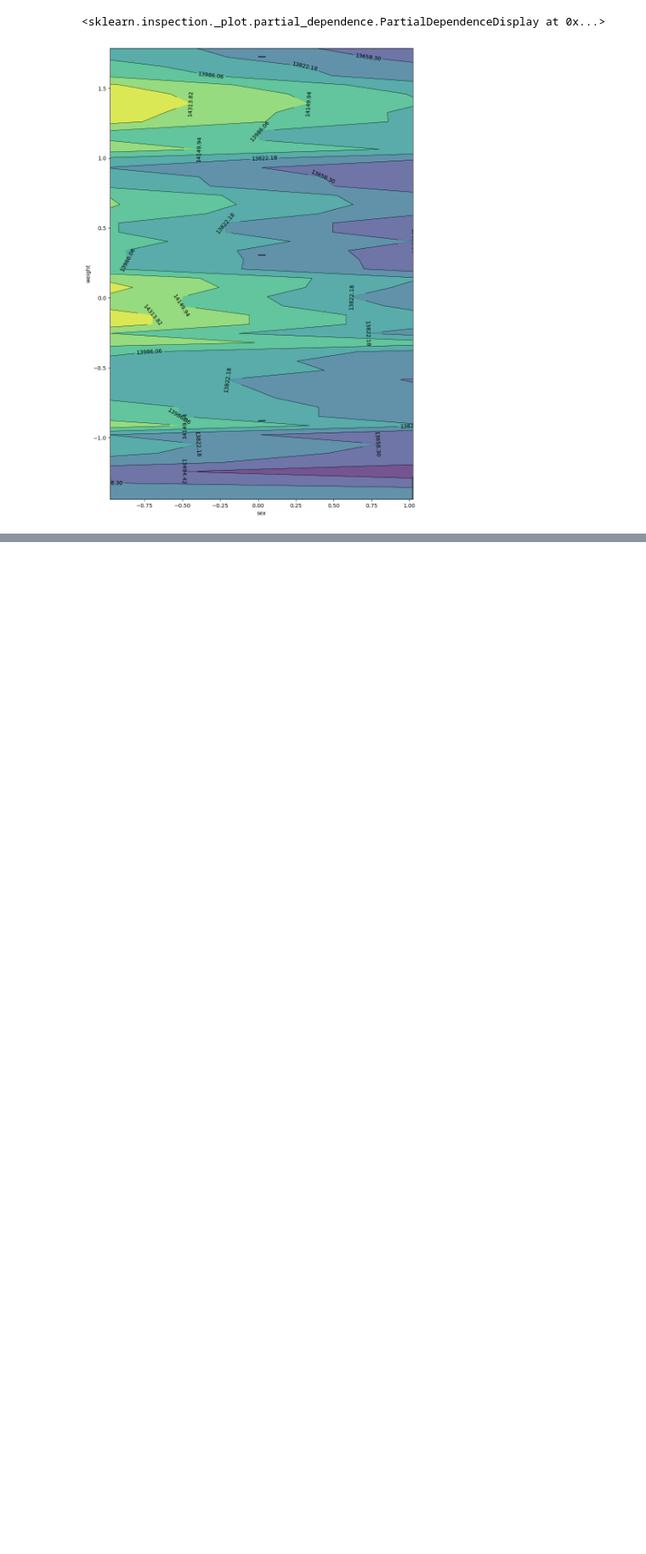
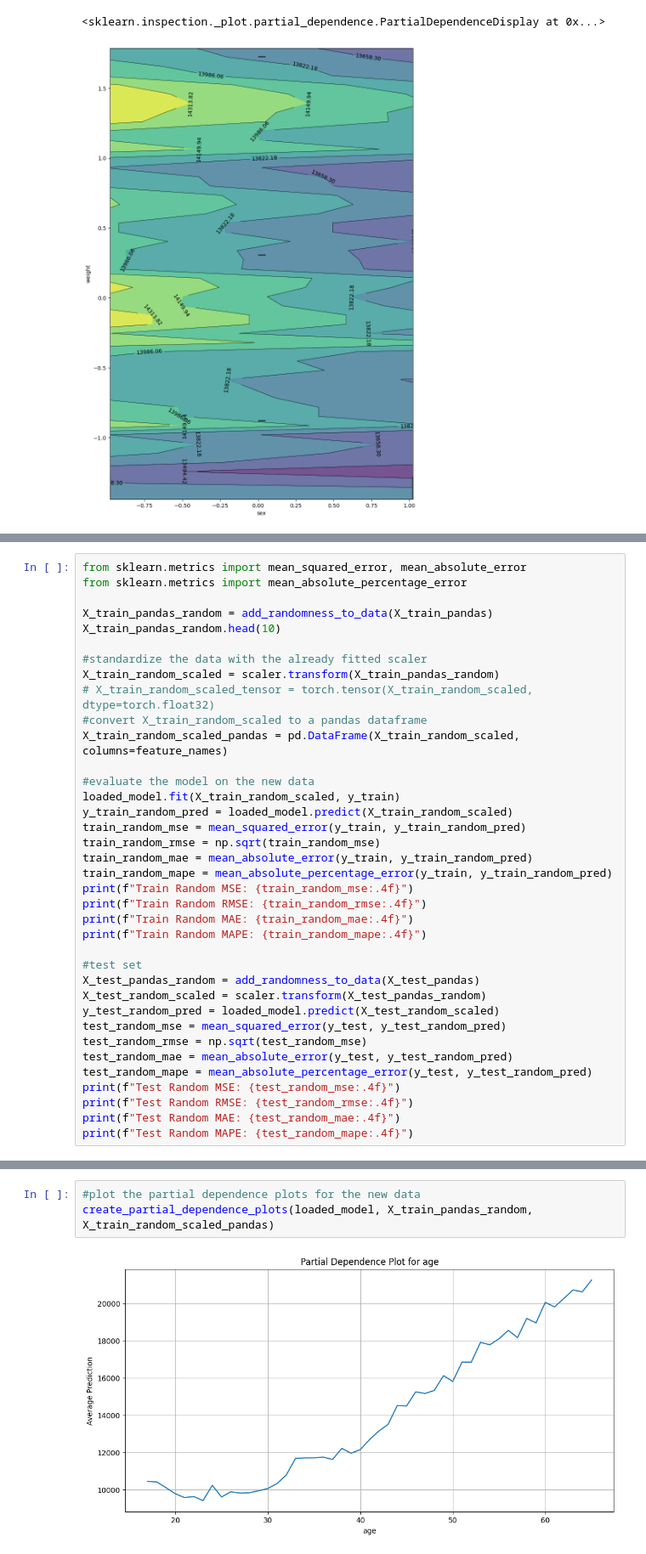
Before and after one commit to StefanBanioi/Group-13-Project-2-2, a Jupyter notebook: XGBoostPDP.ipynb, the cells around one changed output, grey strips where cells are left out. Shown at 85% size. Drawn from its saved outputs; the diff is of its cells as text; blank space fills up the shorter version.

```diff
--- a/XGBoostPDP.ipynb
+++ b/XGBoostPDP.ipynb
@@ -95,0 +297,37 @@ PartialDependenceDisplay.from_estimator(loaded_model, X_train_scaled, features,
+# %%
+from sklearn.metrics import mean_squared_error, mean_absolute_error
+from sklearn.metrics import mean_absolute_percentage_error
+
+X_train_pandas_random = add_randomness_to_data(X_train_pandas)
+X_train_pandas_random.head(10)
+
+#standardize the data with the already fitted scaler
+X_train_random_scaled = scaler.transform(X_train_pandas_random)
+# X_train_random_scaled_tensor = torch.tensor(X_train_random_scaled, dtype=torch.float32)
+#convert X_train_random_scaled to a pandas dataframe
+X_train_random_scaled_pandas = pd.DataFrame(X_train_random_scaled, columns=feature_names)
+
+#evaluate the model on the new data
+loaded_model.fit(X_train_random_scaled, y_train)
+y_train_random_pred = loaded_model.predict(X_train_random_scaled)
+train_random_mse = mean_squared_error(y_train, y_train_random_pred)
+train_random_rmse = np.sqrt(train_random_mse)
+train_random_mae = mean_absolute_error(y_train, y_train_random_pred)
+train_random_mape = mean_absolute_percentage_error(y_train, y_train_random_pred)
+print(f"Train Random MSE: {train_random_mse:.4f}")
+print(f"Train Random RMSE: {train_random_rmse:.4f}")
+print(f"Train Random MAE: {train_random_mae:.4f}")
+print(f"Train Random MAPE: {train_random_mape:.4f}")
+
+#test set
+X_test_pandas_random = add_randomness_to_data(X_test_pandas)
+X_test_random_scaled = scaler.transform(X_test_pandas_random)
+y_test_random_pred = loaded_model.predict(X_test_random_scaled)
+test_random_mse = mean_squared_error(y_test, y_test_random_pred)
+test_random_rmse = np.sqrt(test_random_mse)
+test_random_mae = mean_absolute_error(y_test, y_test_random_pred)
+test_random_mape = mean_absolute_percentage_error(y_test, y_test_random_pred)
+print(f"Test Random MSE: {test_random_mse:.4f}")
+print(f"Test Random RMSE: {test_random_rmse:.4f}")
+print(f"Test Random MAE: {test_random_mae:.4f}")
+print(f"Test Random MAPE: {test_random_mape:.4f}")
@@ -95,0 +343,5 @@ PartialDependenceDisplay.from_estimator(loaded_model, X_train_scaled, features,
+# %%
+#plot the partial dependence plots for the new data
+create_partial_dependence_plots(loaded_model, X_train_pandas_random, X_train_random_scaled_pandas)
+# %% [output]
+[figure, added]
```
Also changed, not shown: parts of 11 cells of this notebook.
